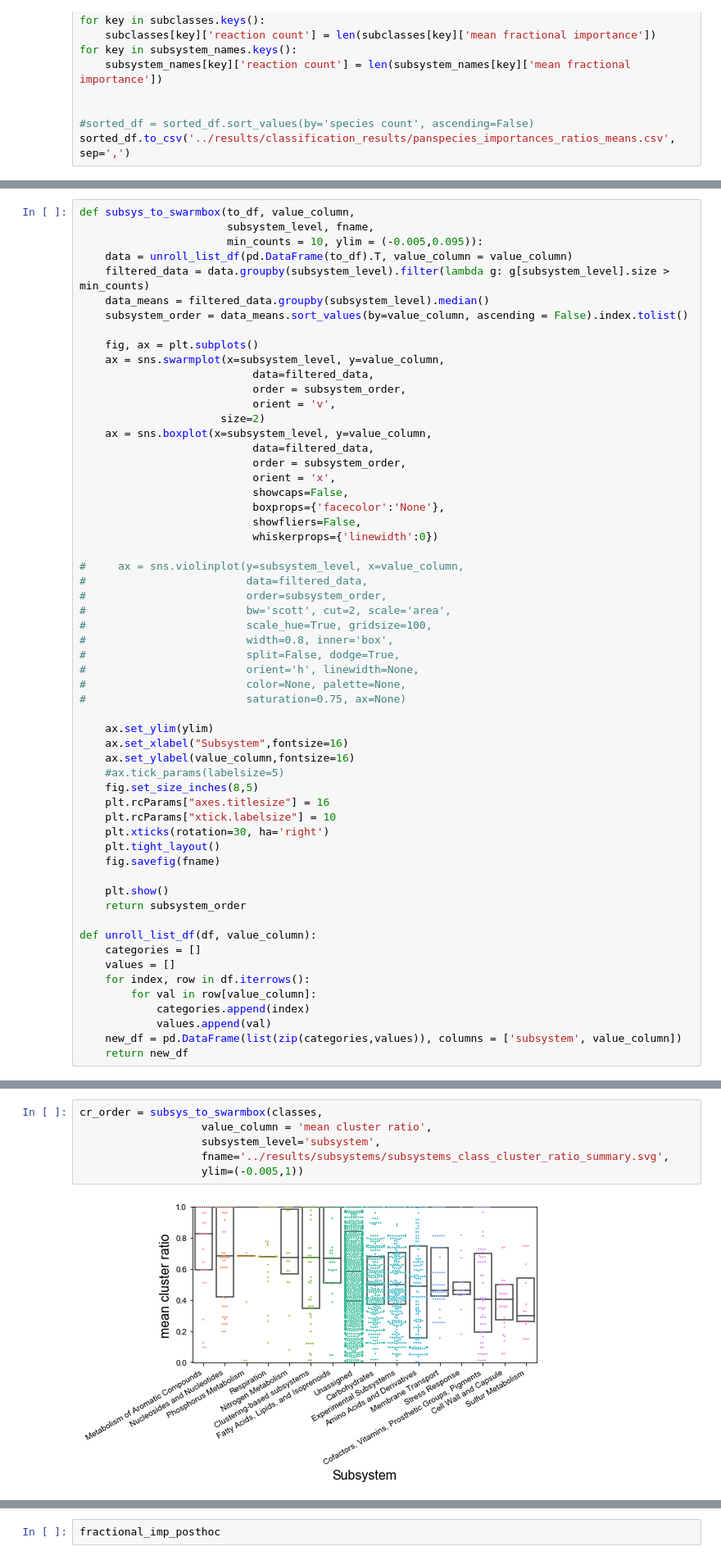
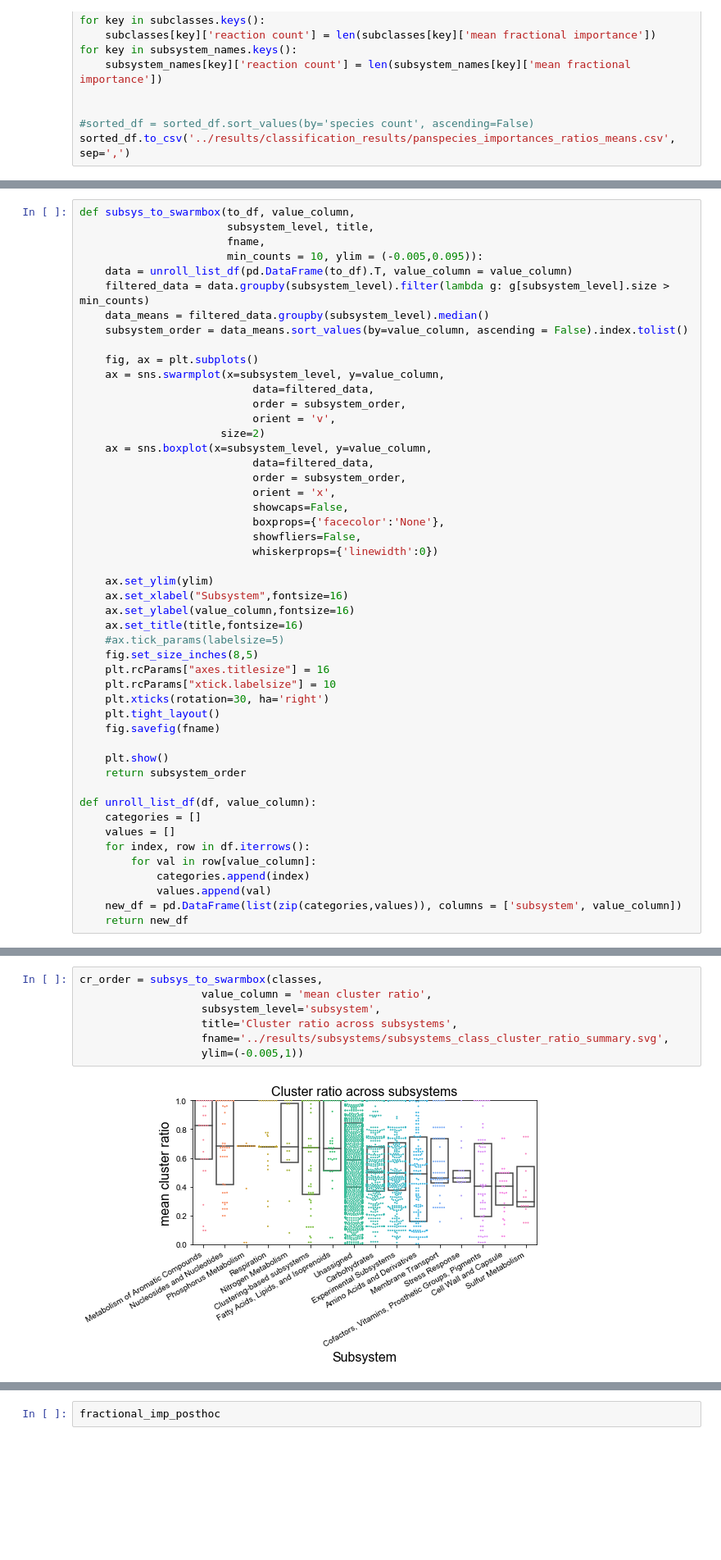
Before and after one commit to gregmedlock/ssl_ensembles, a Jupyter notebook: bin/curation_targets.ipynb, the cells around one changed output, grey strips where cells are left out. Shown at 82% size. Drawn from its saved outputs; the diff is of its cells as text; blank space fills up the shorter version.

Commit message:
added title to subsystem plots

```diff
--- a/bin/curation_targets.ipynb
+++ b/bin/curation_targets.ipynb
@@ -548,7 +548,8 @@ plt.savefig('../results/subsystems/histogram_class_greater10.png', bbox_extra_ar
 [figure]
 # %%
 def subsys_to_swarmbox(to_df, value_column,
-                       subsystem_level, fname,
+                       subsystem_level, title,
+                       fname,
                        min_counts = 10, ylim = (-0.005,0.095)):
     data = unroll_list_df(pd.DataFrame(to_df).T, value_column = value_column)
     filtered_data = data.groupby(subsystem_level).filter(lambda g: g[subsystem_level].size > min_counts)
@@ -570,20 +571,10 @@ def subsys_to_swarmbox(to_df, value_column,
                            showfliers=False,
                            whiskerprops={'linewidth':0})
 
-#     ax = sns.violinplot(y=subsystem_level, x=value_column,
-#                         data=filtered_data,
-#                         order=subsystem_order,
-#                         bw='scott', cut=2, scale='area',
-#                         scale_hue=True, gridsize=100,
-#                         width=0.8, inner='box',
-#                         split=False, dodge=True,
-#                         orient='h', linewidth=None,
-#                         color=None, palette=None,
-#                         saturation=0.75, ax=None)
-
     ax.set_ylim(ylim)
     ax.set_xlabel("Subsystem",fontsize=16)
     ax.set_ylabel(value_column,fontsize=16)
+    ax.set_title(title,fontsize=16)
     #ax.tick_params(labelsize=5)
     fig.set_size_inches(8,5)
     plt.rcParams["axes.titlesize"] = 16
@@ -615,11 +607,12 @@ imp_order = subsys_to_swarmbox(classes,
 # %%
 cr_order = subsys_to_swarmbox(classes,
                    value_column = 'mean cluster ratio',
                    subsystem_level='subsystem',
+                   title='Cluster ratio across subsystems',
                    fname='../results/subsystems/subsystems_class_cluster_ratio_summary.svg',
                    ylim=(-0.005,1))
 # %% [output]
-[figure, old version]
+[figure, new version]
 # %%
 # Perform Kruskal Wallis test for differences in population median.
 from scipy import stats
```
Also changed, not shown: parts of 1 cell of this notebook, 2 other files.
